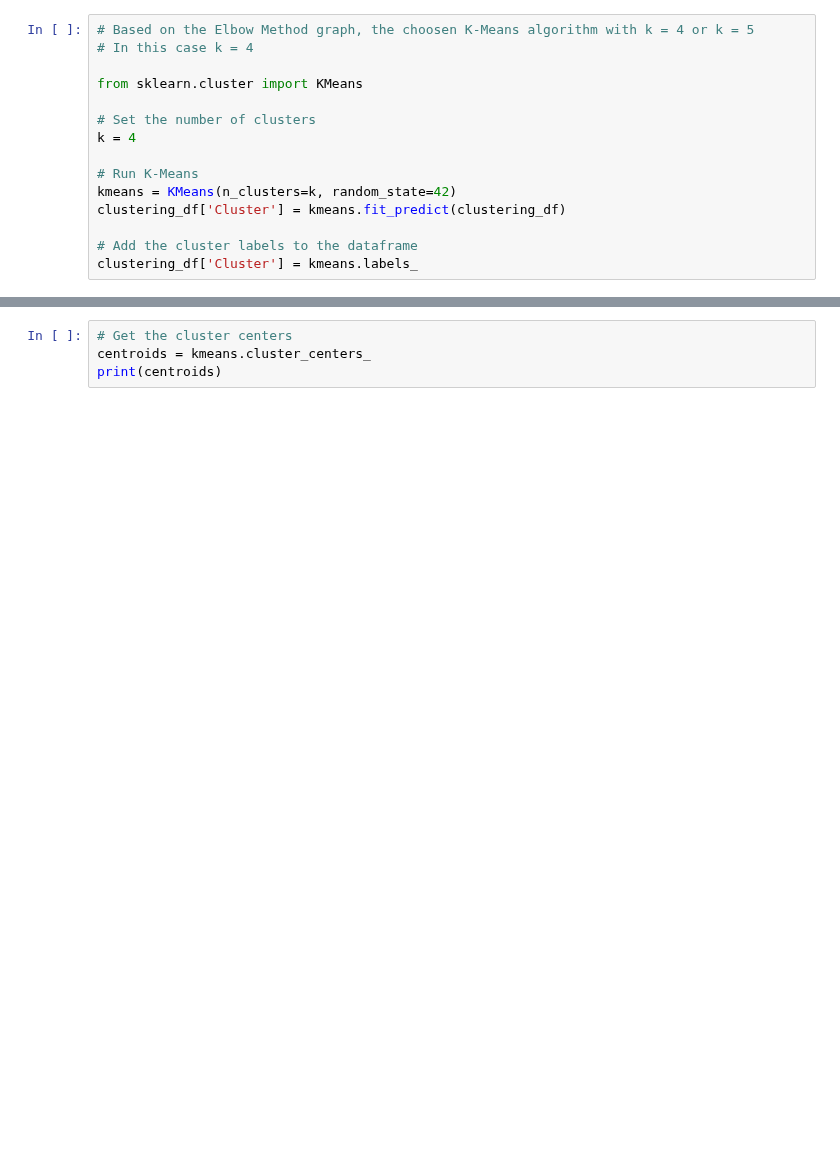
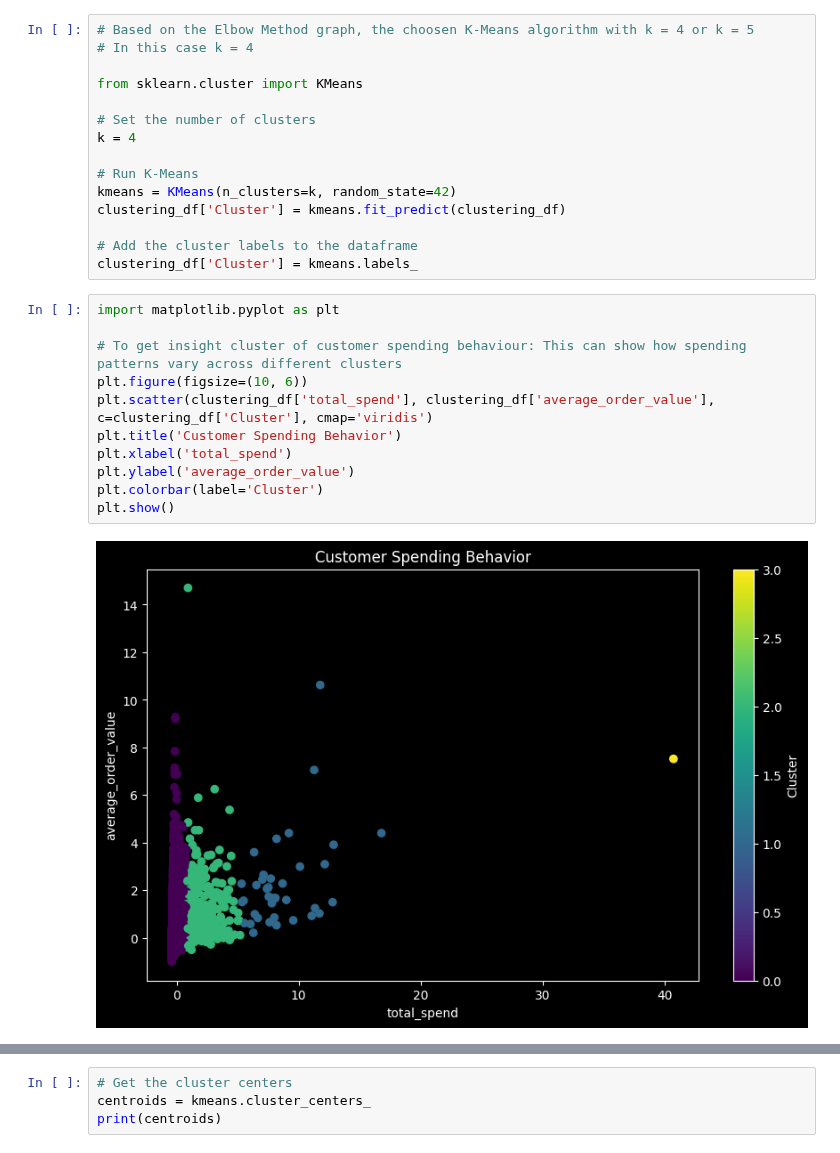
Before and after one commit to ssulaihasubi/floward-take-home-assessment, a Jupyter notebook: task-2-case-study-1-clustering.ipynb, the cells around one changed output, grey strips where cells are left out. Cells and saved outputs as stored; diff of their text form; blank space fills up the shorter version.

```diff
--- a/task-2-case-study-1-clustering.ipynb
+++ b/task-2-case-study-1-clustering.ipynb
@@ -727,3 +727,16 @@ clustering_df['Cluster'] = kmeans.fit_predict(clustering_df)
 
 # Add the cluster labels to the dataframe
 clustering_df['Cluster'] = kmeans.labels_
+# %%
+import matplotlib.pyplot as plt
+
+# To get insight cluster of customer spending behaviour: This can show how spending patterns vary across different clusters
+plt.figure(figsize=(10, 6))
+plt.scatter(clustering_df['total_spend'], clustering_df['average_order_value'], c=clustering_df['Cluster'], cmap='viridis')
+plt.title('Customer Spending Behavior')
+plt.xlabel('total_spend')
+plt.ylabel('average_order_value')
+plt.colorbar(label='Cluster')
+plt.show()
+# %% [output]
+[figure, added]
```
Also changed, not shown: parts of 4 cells of this notebook.
